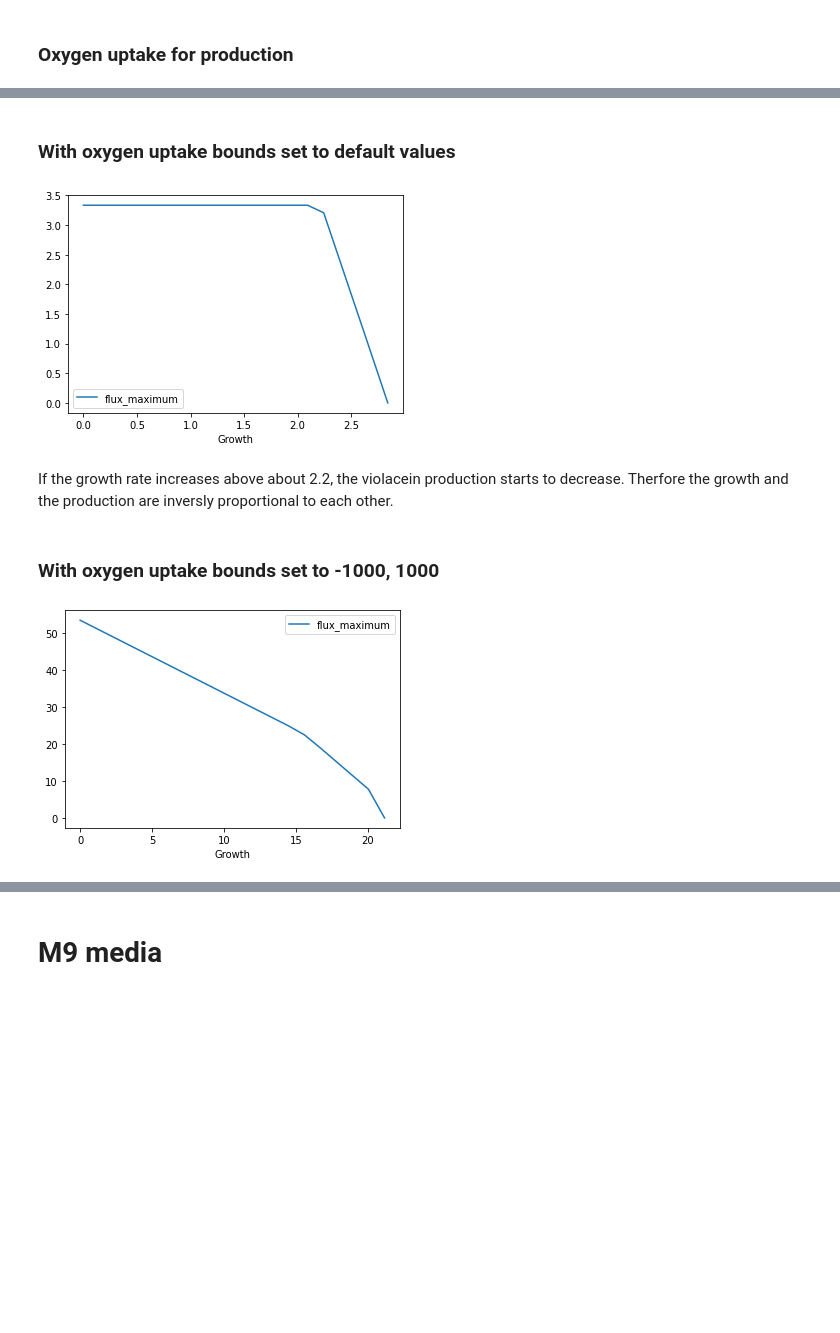
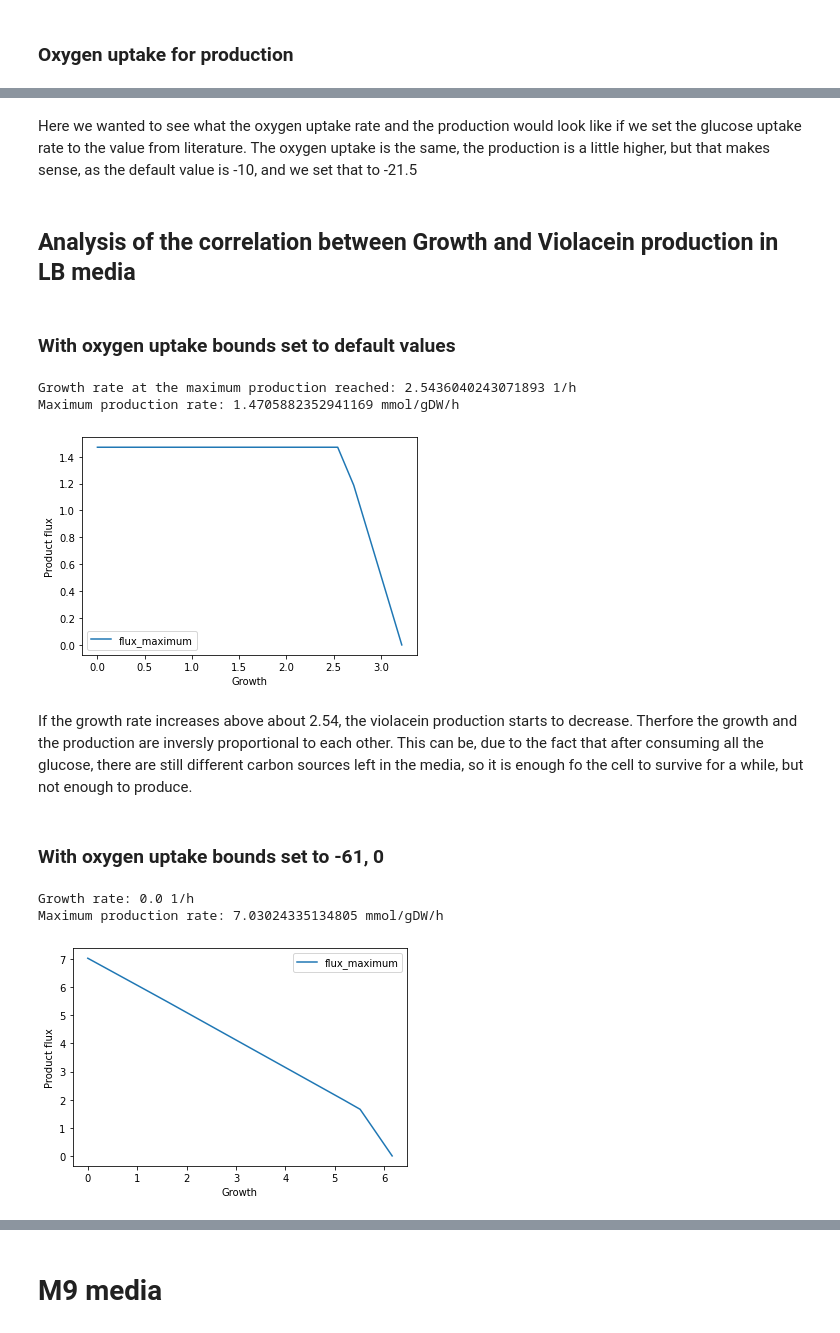
Before and after one commit to 27410/group-assignment-2021-group_1_vibrio_natriegens_2021, a Jupyter notebook: Phenotypic_phase_planes_plotting.ipynb, the cells around one changed output, grey strips where cells are left out. Drawn from its saved outputs; the diff is of its cells as text; code cells hidden in the pictures; blank space fills up the shorter version.

```diff
--- a/Phenotypic_phase_planes_plotting.ipynb
+++ b/Phenotypic_phase_planes_plotting.ipynb
@@ -60,10 +171,19 @@ Optimal oxygen uptake rate for growth: -578.9473684210527
 # %%
 with model_LB_vio_fad:
     model_LB_vio_fad.reactions.EX_o2_e.bounds = -1000, 1000
+
+    model_LB_vio_fad.objective = model_LB_vio_fad.reactions.Violacein
+    violacein_production = model_LB_vio_fad.optimize().objective_value
+
     ppp_o2_LB_vio = production_envelope(model_LB_vio_fad,
-                    reactions=[model_LB_vio_fad.reactions.EX_o2_e],
-                    objective=model_LB_vio_fad.reactions.Violacein)
-    print('Optimal oxygen uptake for Violacein production:', ppp_o2_LB_vio.EX_o2_e[ppp_o2_LB_vio.flux_maximum.idxmax()])
+                    reactions = [model_LB_vio_fad.reactions.EX_o2_e],
+                    objective = model_LB_vio_fad.reactions.Violacein)
+
+    maxvio = round(ppp_o2_LB_vio.flux_maximum[ppp_o2_LB_vio.flux_maximum.idxmax()], 4)
+    v = ppp_o2_LB_vio.EX_o2_e[round(ppp_o2_LB_vio.flux_maximum,4) == maxvio]
+
+    print('Optimal oxygen uptake for Violacein production:', max(v))
+    print('Maximum production rate:', model_LB_vio_fad.optimize().objective_value, 'mmol/gDW/h')
     ppp_o2_LB_vio.plot(x='EX_o2_e', y='flux_maximum')
 # %% [output]
 Optimal oxygen uptake for Violacein production: -578.9473684210527
@@ -72,0 +194,18 @@ Optimal oxygen uptake for Violacein production: -578.9473684210527
+# %%
+with model_LB_vio_fad:
+    model_LB_vio_fad.reactions.EX_glc__D_e.bounds = -21.5, 21.5
+    model_LB_vio_fad.reactions.EX_o2_e.bounds = -1000, 0
+
+    model_LB_vio_fad.objective = model_LB_vio_fad.reactions.Violacein
+    violacein_production = model_LB_vio_fad.optimize().objective_value
+
+    ppp_o2_LB_vio_2 = production_envelope(model_LB_vio_fad,
+                    reactions = [model_LB_vio_fad.reactions.EX_o2_e],
+                    objective = model_LB_vio_fad.reactions.Violacein)
+
+    maxvio = round(ppp_o2_LB_vio_2.flux_maximum[ppp_o2_LB_vio_2.flux_maximum.idxmax()], 4)
+    v = ppp_o2_LB_vio_2.EX_o2_e[round(ppp_o2_LB_vio_2.flux_maximum,4) == maxvio]
+
+    print('Optimal oxygen uptake for Violacein production:', max(v))
+    print('Maximum production rate:', model_LB_vio_fad.optimize().objective_value, 'mmol/gDW/h')
+    ppp_o2_LB_vio_2.plot(x='EX_o2_e', y='flux_maximum')
@@ -73,24 +216,56 @@ Optimal oxygen uptake for Violacein production: -578.9473684210527
+# %% [markdown]
+Here we wanted to see what the oxygen uptake rate and the production would look like if we set the glucose uptake rate to the value from literature. The oxygen uptake is the same, the production is a little higher, but that makes sense, as the default value is -10, and we set that to -21.5
+# %% [markdown]
+## Analysis of the correlation between Growth and Violacein production in LB media
 # %% [markdown]
 ### With oxygen uptake bounds set to default values
 # %%
 with model_LB_vio_fad:
+    model_LB_vio_fad.reactions.EX_glc__D_e.bounds = -21.5, 0
+
+    model_LB_vio_fad.objective = model_LB_vio_fad.reactions.Violacein
+    violacein_production = model_LB_vio_fad.optimize().objective_value
+
     ppp_Growth_LB = production_envelope(model_LB_vio_fad,
                     reactions=[model_LB_vio_fad.reactions.Growth],
                     objective=model_LB_vio_fad.reactions.Violacein)
+
+    maxvio = round(ppp_Growth_LB.flux_maximum[ppp_Growth_LB.flux_maximum.idxmax()], 4)
+    v = ppp_Growth_LB.Growth[round(ppp_Growth_LB.flux_maximum,4) == maxvio]
+
+    print('Growth rate at the maximum production reached:', max(v), '1/h')
+    print('Maximum production rate:', model_LB_vio_fad.optimize().objective_value, 'mmol/gDW/h')
     ppp_Growth_LB.plot(x='Growth', y='flux_maximum')
+    plt.ylabel('Product flux')
 # %% [output]
+Growth rate at the maximum production reached: 2.5436040243071893 1/h
+Maximum production rate: 1.4705882352941169 mmol/gDW/h
-[figure, old version]
+[figure, new version]
 # %% [markdown]
-If the growth rate increases above about 2.2, the violacein production starts to decrease. Therfore the growth and the production are inversly proportional to each other.
+If the growth rate increases above about 2.54, the violacein production starts to decrease. Therfore the growth and the production are inversly proportional to each other. This can be, due to the fact that after consuming all the glucose, there are still different carbon sources left in the media, so it is enough fo the cell to survive for a while, but not enough to produce.
 # %% [markdown]
-### With oxygen uptake bounds set to -1000, 1000
+### With oxygen uptake bounds set to -61, 0
 # %%
 with model_LB_vio_fad:
-    model_LB_vio_fad.reactions.EX_o2_e.bounds = -1000, 1000
-    ppp_Growth_LB = production_envelope(model_LB_vio_fad,
+    model_LB_vio_fad.reactions.EX_o2_e.bounds = -61, 0
+    model_LB_vio_fad.reactions.EX_glc__D_e.bounds = -21.5, 0
+
+    model_LB_vio_fad.objective = model_LB_vio_fad.reactions.Violacein
+    violacein_production = model_LB_vio_fad.optimize().objective_value
+
+    ppp_Growth_LB_2 = production_envelope(model_LB_vio_fad,
                     reactions=[model_LB_vio_fad.reactions.Growth],
                     objective=model_LB_vio_fad.reactions.Violacein)
-    ppp_Growth_LB.plot(x='Growth', y='flux_maximum')
+
+    maxvio = round(ppp_Growth_LB_2.flux_maximum[ppp_Growth_LB_2.flux_maximum.idxmax()], 4)
+    v = ppp_Growth_LB_2.Growth[round(ppp_Growth_LB_2.flux_maximum,4) == maxvio]
+
+    print('Growth rate:', max(v), '1/h')
+    print('Maximum production rate:', model_LB_vio_fad.optimize().objective_value, 'mmol/gDW/h')
+    ppp_Growth_LB_2.plot(x='Growth', y='flux_maximum')
+    plt.ylabel('Product flux')
 # %% [output]
+Growth rate: 0.0 1/h
+Maximum production rate: 7.03024335134805 mmol/gDW/h
-[figure, old version]
+[figure, new version]
 # %% [markdown]
```
Also changed, not shown: parts of 50 cells of this notebook.
